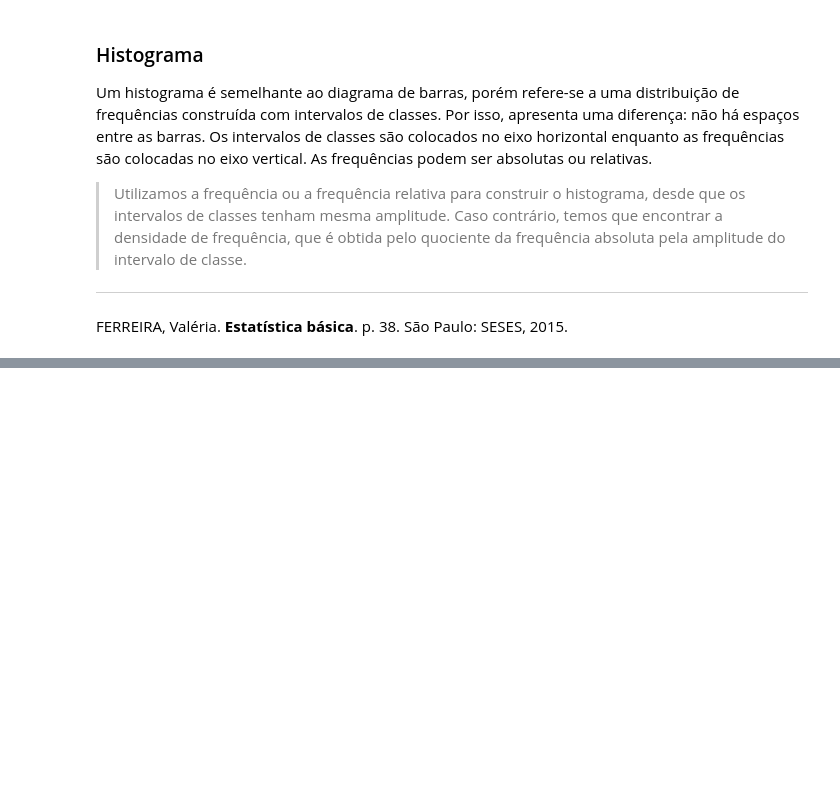
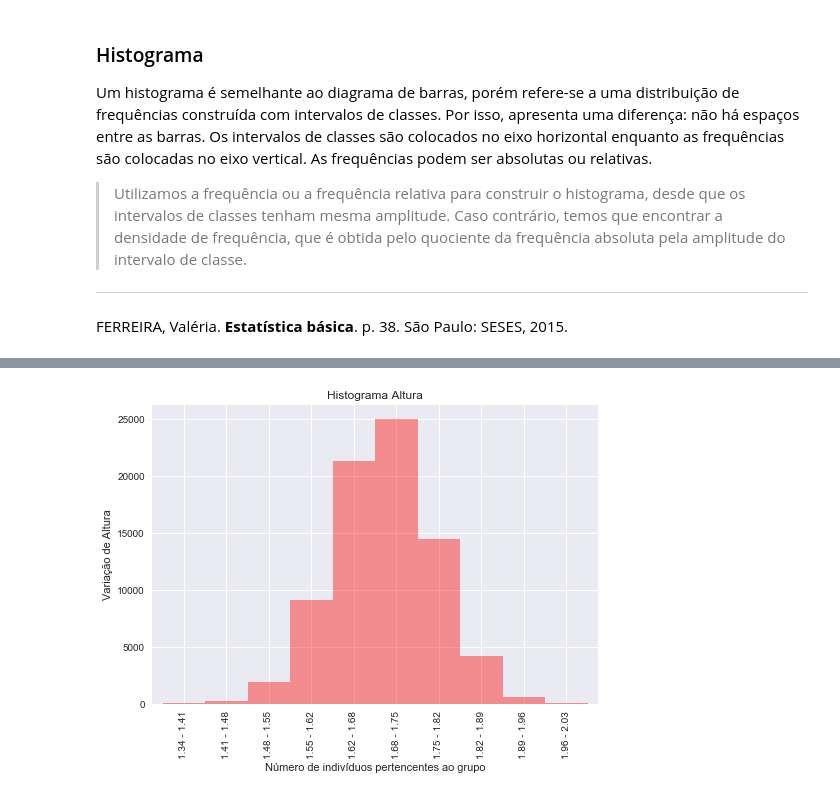
Before and after one commit to paulofreitasnobrega/estatistica-com-python, a Jupyter notebook: aula2-distribuicao-de-frequencia.ipynb, the cells around one changed output, grey strips where cells are left out. Drawn from its saved outputs; the diff is of its cells as text; code cells hidden in the pictures; blank space fills up the shorter version.

```diff
--- a/aula2-distribuicao-de-frequencia.ipynb
+++ b/aula2-distribuicao-de-frequencia.ipynb
@@ -507,0 +507,11 @@ fig.set_yticklabels(classes_indices);
+# %%
+# Plotagem: Histograma de altura com Pandas Barh
+ax = dist_freq.plot.bar(width=1,
+                         color='red',
+                         alpha=0.4)
+ax.set(title='Histograma Altura',
+        xlabel='Número de indivíduos pertencentes ao grupo',
+        ylabel='Variação de Altura')
+ax.set_xticklabels(indices_classes);
+# %% [output]
+[figure, added]
```
Also changed, not shown: parts of 5 cells of this notebook.
